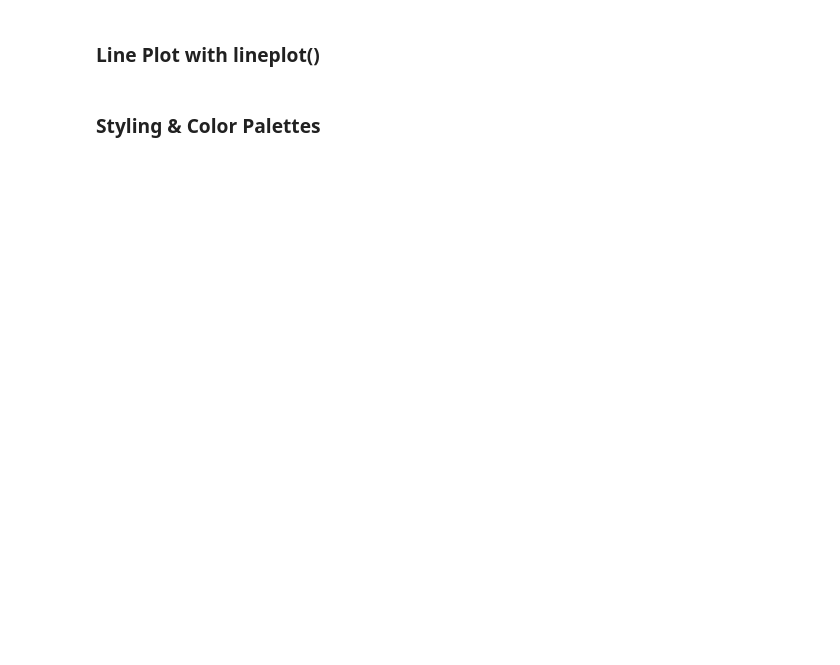
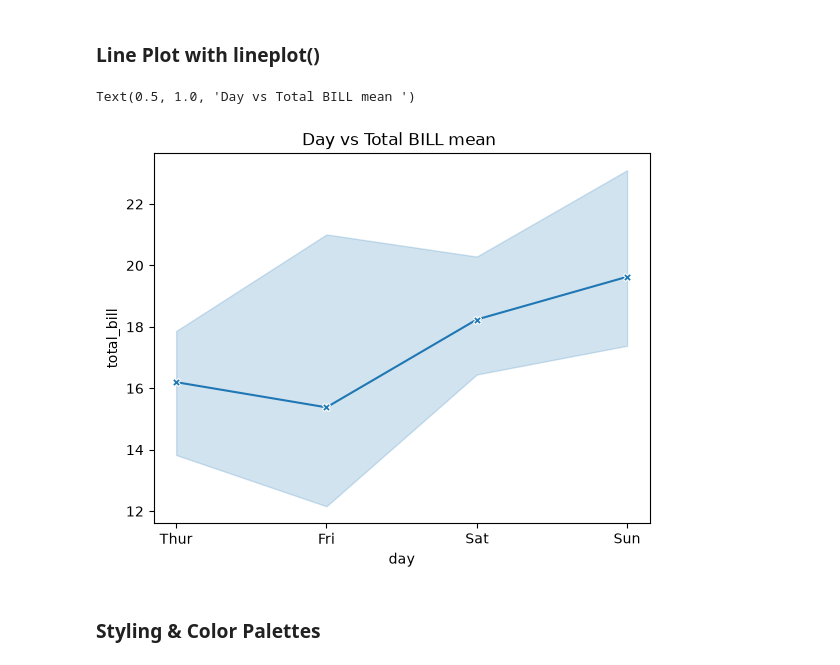
Before and after one commit to DhruvPanchal0312/Data-Science-and-Analysis-With-GenAI, a Jupyter notebook: SEABORN/Seaborn_class1.ipynb, the cells around one changed output. Cells and saved outputs as stored; diff of their text form; code cells hidden in the pictures; blank space fills up the shorter version.

```diff
--- a/SEABORN/Seaborn_class1.ipynb
+++ b/SEABORN/Seaborn_class1.ipynb
@@ -31,4 +61,10 @@ In Seaborn, the main relational plots are:
 # %% [markdown]
 ### Line Plot with lineplot()
+# %%
+sns.lineplot(x=tips['day'], y=tips['total_bill'], estimator='median', marker='X')
+plt.title("Day vs Total BILL mean ")
+# %% [output]
+Text(0.5, 1.0, 'Day vs Total BILL mean ')
+[figure, added]
 # %% [markdown]
 ### Styling & Color Palettes
```
Also changed, not shown: parts of 2 cells of this notebook.
